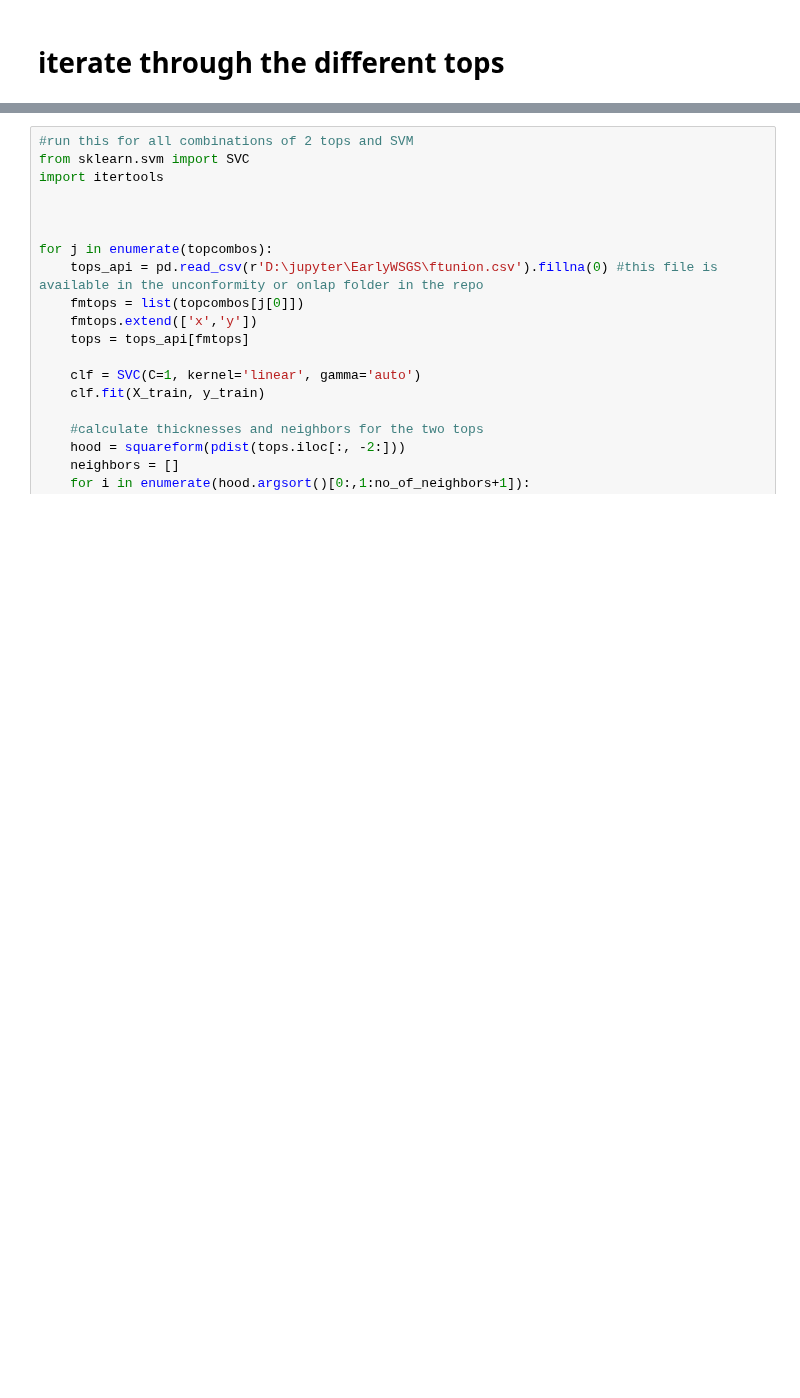
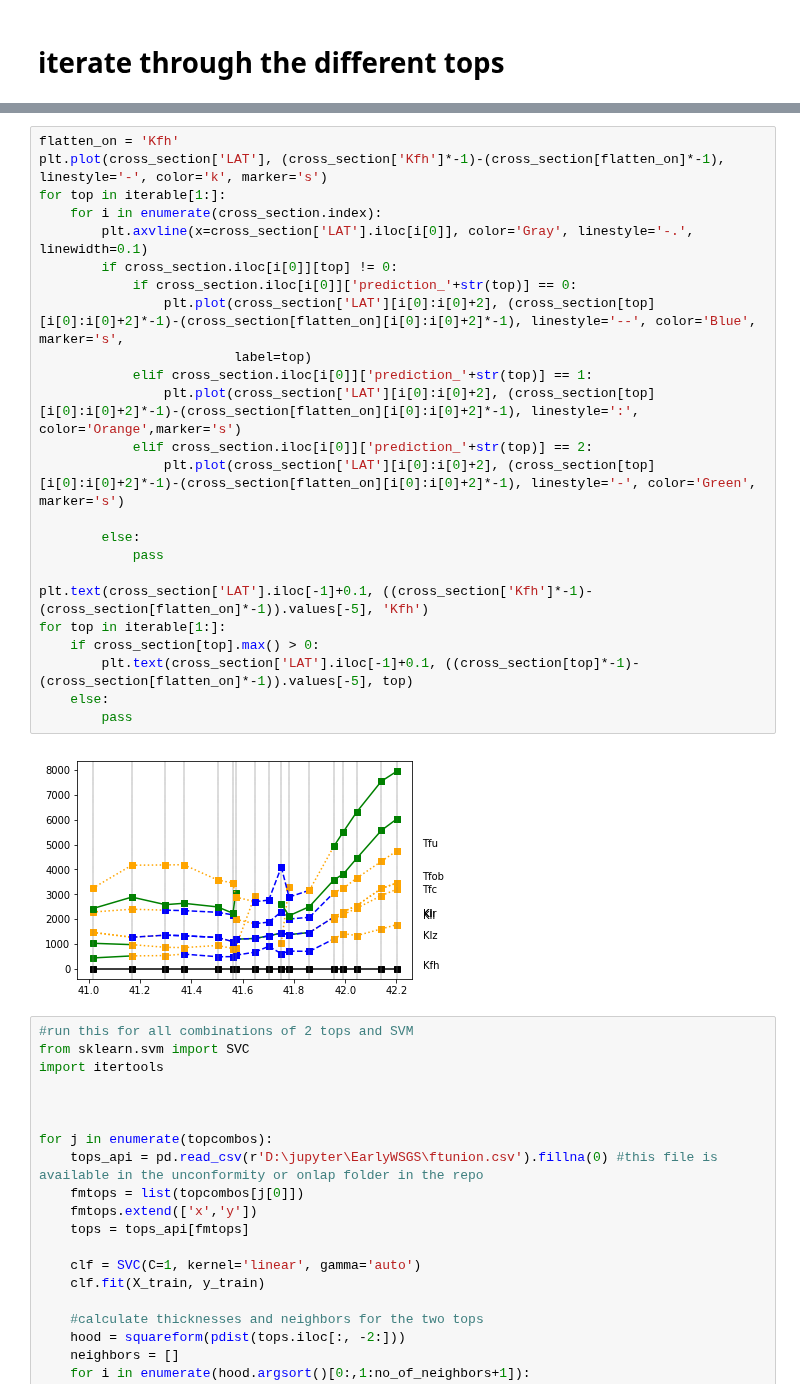
Before and after one commit to jessepisel/stratal-geometries, a Jupyter notebook: Unconformity or onlap neighbors.ipynb, the cells around one changed output, grey strips where cells are left out. Cells and saved outputs as stored; diff of their text form; blank space fills up the shorter version.

```diff
--- a/Unconformity or onlap neighbors.ipynb
+++ b/Unconformity or onlap neighbors.ipynb
@@ -468,3 +524,29 @@ topcombos = list(itertools.combinations(iterable, number_of_tops))
+# %%
+flatten_on = 'Kfh'
+plt.plot(cross_section['LAT'], (cross_section['Kfh']*-1)-(cross_section[flatten_on]*-1), linestyle='-', color='k', marker='s')
+for top in iterable[1:]:
+    for i in enumerate(cross_section.index):
+        plt.axvline(x=cross_section['LAT'].iloc[i[0]], color='Gray', linestyle='-.', linewidth=0.1)
+        if cross_section.iloc[i[0]][top] != 0:
+            if cross_section.iloc[i[0]]['prediction_'+str(top)] == 0:
+                plt.plot(cross_section['LAT'][i[0]:i[0]+2], (cross_section[top][i[0]:i[0]+2]*-1)-(cross_section[flatten_on][i[0]:i[0]+2]*-1), linestyle='--', color='Blue', marker='s',
+                         label=top)
+            elif cross_section.iloc[i[0]]['prediction_'+str(top)] == 1:
+                plt.plot(cross_section['LAT'][i[0]:i[0]+2], (cross_section[top][i[0]:i[0]+2]*-1)-(cross_section[flatten_on][i[0]:i[0]+2]*-1), linestyle=':', color='Orange',marker='s')
+            elif cross_section.iloc[i[0]]['prediction_'+str(top)] == 2:
+                plt.plot(cross_section['LAT'][i[0]:i[0]+2], (cross_section[top][i[0]:i[0]+2]*-1)-(cross_section[flatten_on][i[0]:i[0]+2]*-1), linestyle='-', color='Green', marker='s')
+
+        else:
+            pass
+
+plt.text(cross_section['LAT'].iloc[-1]+0.1, ((cross_section['Kfh']*-1)-(cross_section[flatten_on]*-1)).values[-5], 'Kfh')
+for top in iterable[1:]:
+    if cross_section[top].max() > 0:
+        plt.text(cross_section['LAT'].iloc[-1]+0.1, ((cross_section[top]*-1)-(cross_section[flatten_on]*-1)).values[-5], top)
+    else:
+        pass
+# %% [output]
+[figure, added]
 # %%
 #run this for all combinations of 2 tops and SVM
 from sklearn.svm import SVC
```
Also changed, not shown: parts of 13 cells of this notebook, 1 other file.
